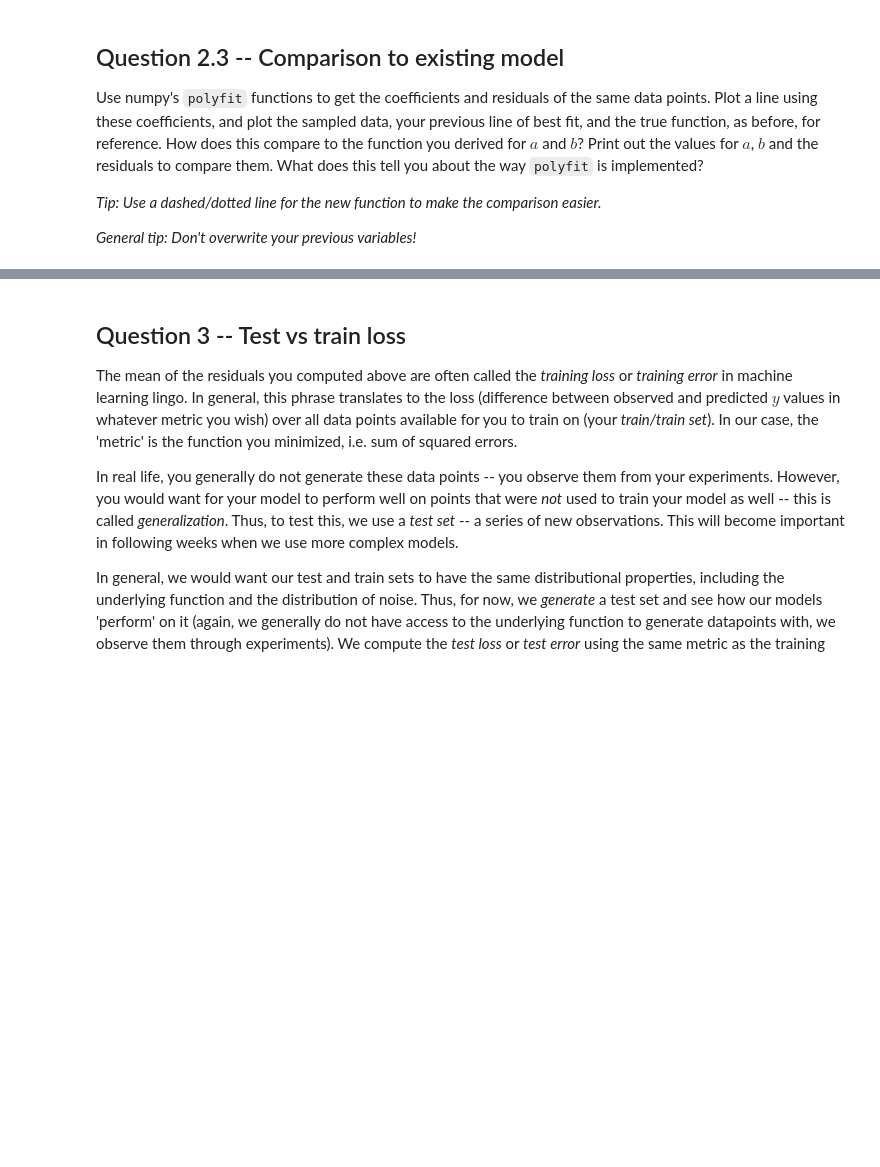
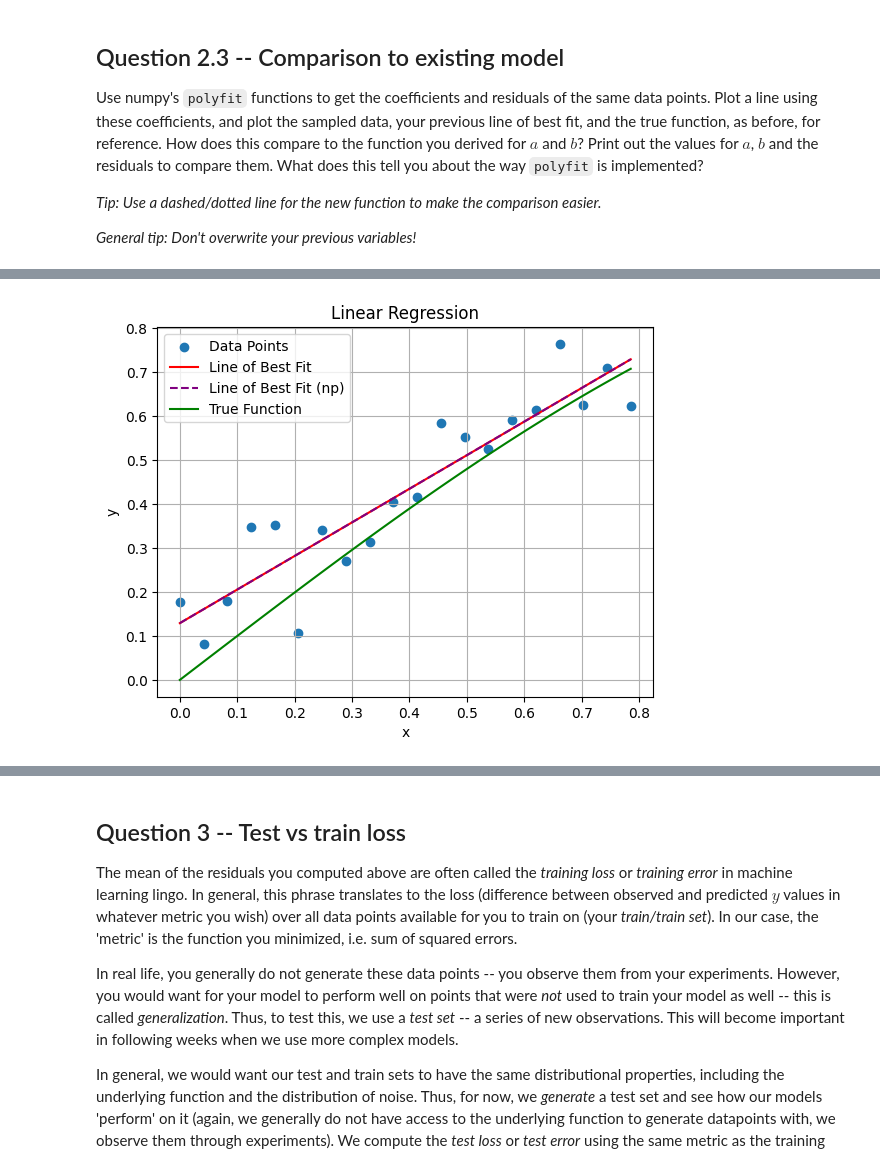
Before and after one commit to locoblueog/locoblueog, a Jupyter notebook: TMDL_2024_25_Assignment_1,_Qs_only.ipynb, the cells around one changed output, grey strips where cells are left out. Drawn from its saved outputs; the diff is of its cells as text; code cells hidden in the pictures; blank space fills up the shorter version.

```diff
--- a/TMDL_2024_25_Assignment_1,_Qs_only.ipynb
+++ b/TMDL_2024_25_Assignment_1,_Qs_only.ipynb
@@ -158,0 +211,80 @@ print("Residuals (np):   ", res_np)
+# %%
+import numpy as np
+import matplotlib.pyplot as plt
+
+np.random.seed(0)  # For reproducibility
+
+def generate_sin(x, epsilon):
+    noise = np.random.normal(0, epsilon, len(x))
+    func = np.sin(x) + noise
+    return func
+
+n_samples = 20
+epsilon = 0.1
+
+# create noisy function
+x = np.linspace(0, np.pi/4, n_samples)
+y = generate_sin(x, epsilon)
+
+# create true function
+x_pure = np.linspace(0, np.pi/4, 100) # more points for smoother curve
+y_pure = np.sin(x_pure)
+
+
+def compute_sos(y_true, y_pred):
+    sos = np.sum((y_true - y_pred)**2)
+    return sos
+
+def lin_reg(xs, ys):
+    n = len(xs)
+    x_mean = np.mean(xs)
+    y_mean = np.mean(ys)
+
+    # Calculate b (slope)
+    b_numerator = np.sum((xs - x_mean) * (ys - y_mean))
+    b_denominator = np.sum((xs - x_mean)**2)
+    b = b_numerator / b_denominator
+
+    # Calculate a (intercept)
+    a = y_mean - b * x_mean
+
+    # Calculate predicted y values
+    y_pred = b * xs + a
+
+    # Calculate residuals (SSEs)
+    res = compute_sos(ys, y_pred)
+
+    return a, b, res
+
+
+# Generate line of best fit
+a, b, res = lin_reg(x, y) # Use the generated x and y data
+x_line = np.linspace(min(x), max(x), 100)  # Use x for line of best fit range
+y_best = b*x_line + a
+
+# Use np.polyfit
+coeffs = np.polyfit(x, y, 1)
+b_np, a_np = coeffs[0], coeffs[1]  # Note the order! polyfit returns coefficients in reverse order
+y_best_np = b_np * x_line + a_np
+res_np = compute_sos(y, np.polyval(coeffs, x))
+
+
+# Plotting
+plt.scatter(x, y, label="Data Points")  # Plot the generated data
+plt.plot(x_line, y_best, color='red', label="Line of Best Fit")
+plt.plot(x_line, y_best_np, color='purple', linestyle='--', label="Line of Best Fit (np)")
+plt.plot(x_pure, y_pure, color='green', label="True Function")  # Plot the true function
+
+plt.grid(True)
+plt.legend()
+plt.xlabel("x")
+plt.ylabel("y")
+plt.title("Linear Regression")
+plt.show()
+
+print("Coefficients:   ", (a, b))
+print("Residuals:      ", res)
+print("Coefficients (np):", (a_np, b_np))
+print("Residuals (np):   ", res_np)
+# %% [output]
+[figure, added]
```
Also changed, not shown: parts of 28 cells of this notebook.
